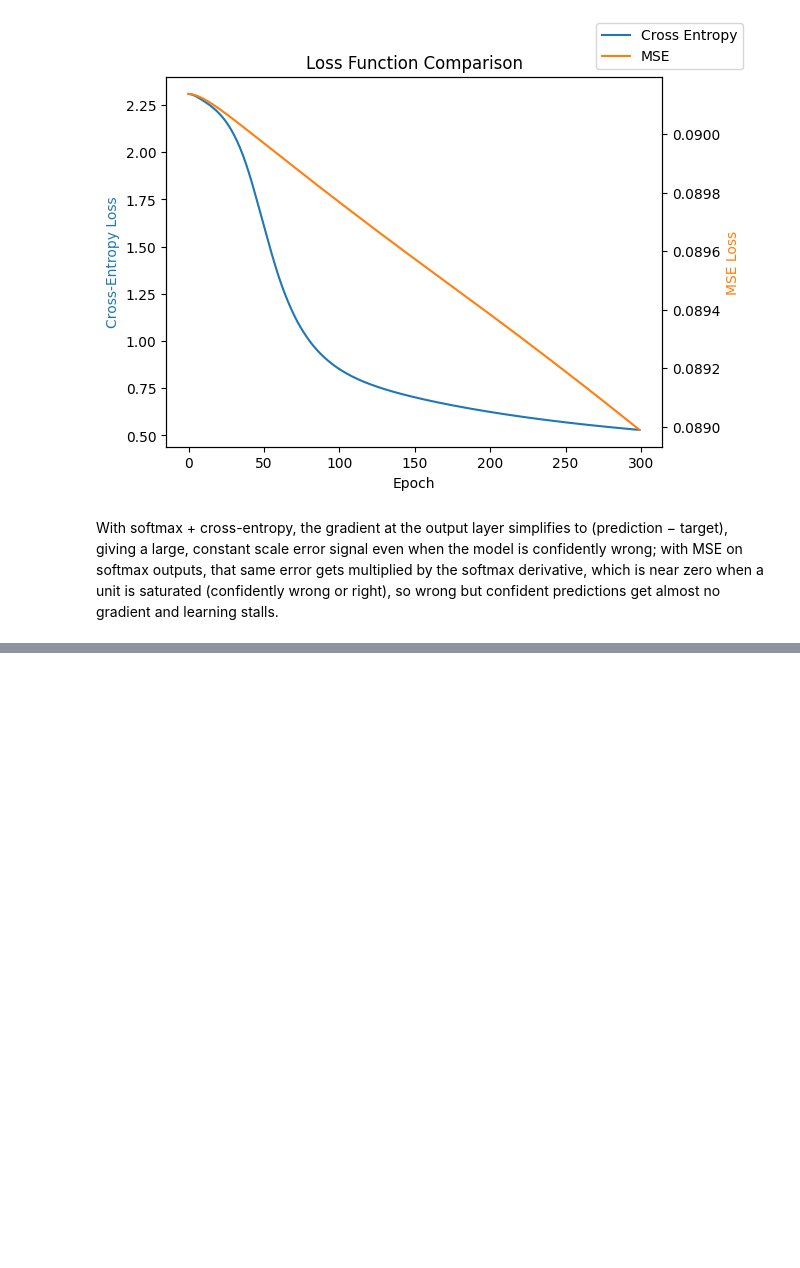
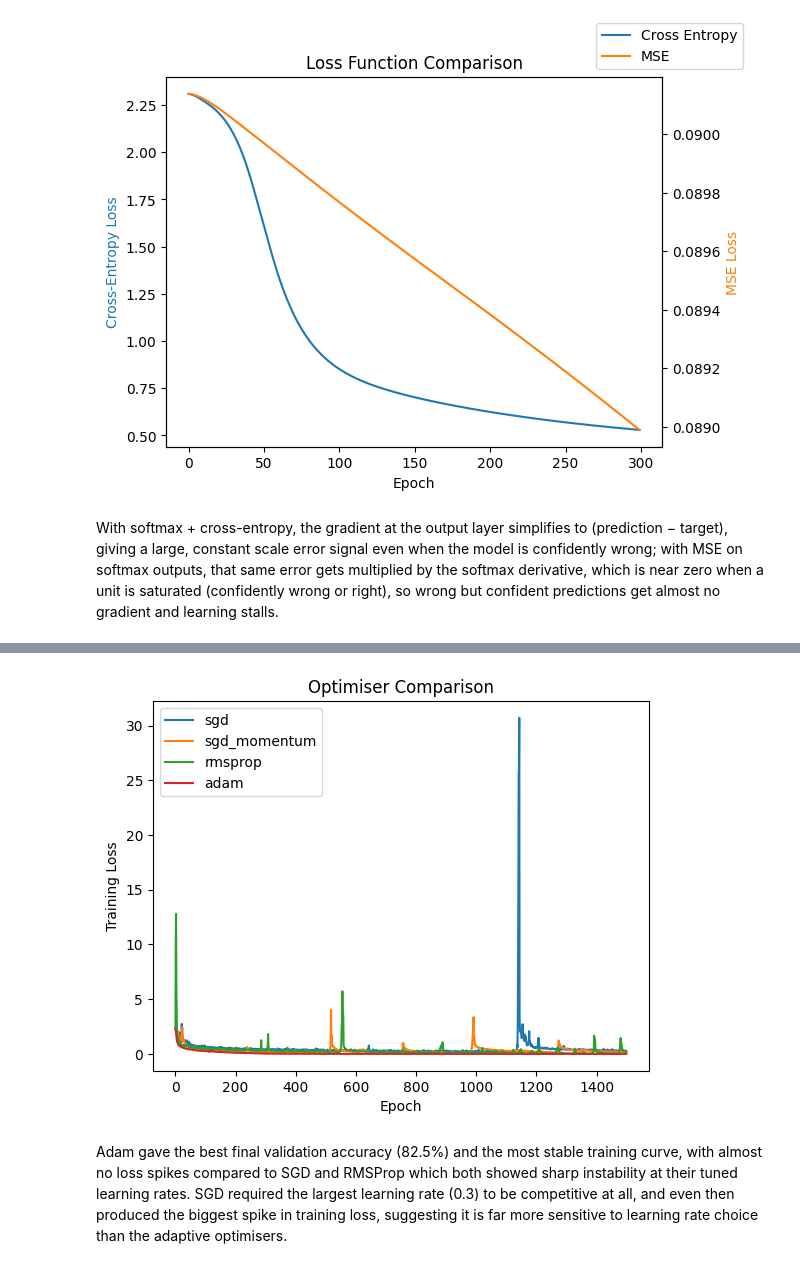
Before and after one commit to zonia7867/Deep-Learning-for-Perception-CS-4045, a Jupyter notebook: dlp-a1.ipynb, the cells around one changed output, grey strips where cells are left out. Saved outputs shown, nothing was run; the diff lists cells and outputs as text; code cells hidden in the pictures; blank space fills up the shorter version.

Commit message:
part4: optimiser comparison

```diff
--- a/dlp-a1.ipynb
+++ b/dlp-a1.ipynb
@@ -431,0 +475,8 @@ MAE: 0.7101208901304006
+# %%
+optimizer_names = ["sgd", "sgd_momentum", "rmsprop", "adam"]
+run1 = {}
+
+for name in optimizer_names:
+    losses, ep85, t, vacc = train_optimizer(name, lr=0.01)
+    run1[name] = {"losses": losses, "epoch_85": ep85, "time": t, "val_acc": vacc}
+    print(name, "-> epoch_85:", ep85, ", time:", round(t, 2), "s, final val acc:", round(vacc, 4))
@@ -431,0 +490,14 @@ MAE: 0.7101208901304006
+# %%
+lr_grid = {
+    "sgd": [0.05, 0.1, 0.3],
+    "sgd_momentum": [0.02, 0.05, 0.1],
+    "rmsprop": [0.001, 0.005, 0.01],
+    "adam": [0.001, 0.005, 0.01]
+}
+
+search_results = {}
+for name, lrs in lr_grid.items():
+    for lr in lrs:
+        losses, ep85, t, vacc = train_optimizer(name, lr=lr)
+        search_results[(name, lr)] = vacc
+        print(name, lr, "-> val acc:", round(vacc, 4), ", epoch_85:", ep85)
@@ -431,0 +519,13 @@ MAE: 0.7101208901304006
+# %%
+best_lr = {
+    "sgd": 0.3,
+    "sgd_momentum": 0.1,
+    "rmsprop": 0.005,
+    "adam": 0.005
+}
+
+final_results = {}
+for name, lr in best_lr.items():
+    losses, ep85, t, vacc = train_optimizer(name, lr=lr, epochs=1500)
+    final_results[name] = {"lr": lr, "losses": losses, "epoch_85": ep85, "time": t, "val_acc": vacc}
+    print(name, "-> lr:", lr, ", epoch_85:", ep85, ", time:", round(t, 2), "s, final val acc:", round(vacc, 4))
@@ -431,0 +559,12 @@ MAE: 0.7101208901304006
+# %%
+for name in best_lr.keys():
+    plt.plot(final_results[name]["losses"], label=name)
+plt.xlabel("Epoch")
+plt.ylabel("Training Loss")
+plt.title("Optimiser Comparison")
+plt.legend()
+plt.show()
+# %% [output]
+[figure, added]
+# %% [markdown]
+Adam gave the best final validation accuracy (82.5%) and the most stable training curve, with almost no loss spikes compared to SGD and RMSProp which both showed sharp instability at their tuned learning rates. SGD required the largest learning rate (0.3) to be competitive at all, and even then produced the biggest spike in training loss, suggesting it is far more sensitive to learning rate choice than the adaptive optimisers.
```
Also changed, not shown: parts of 13 cells of this notebook.
